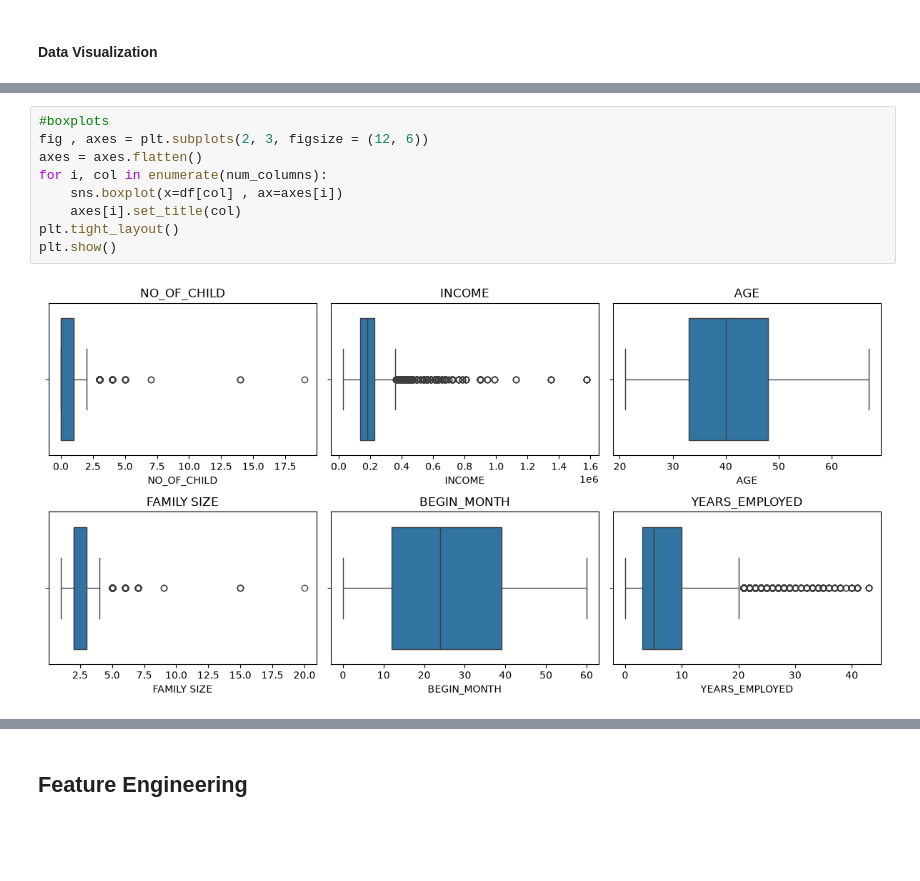
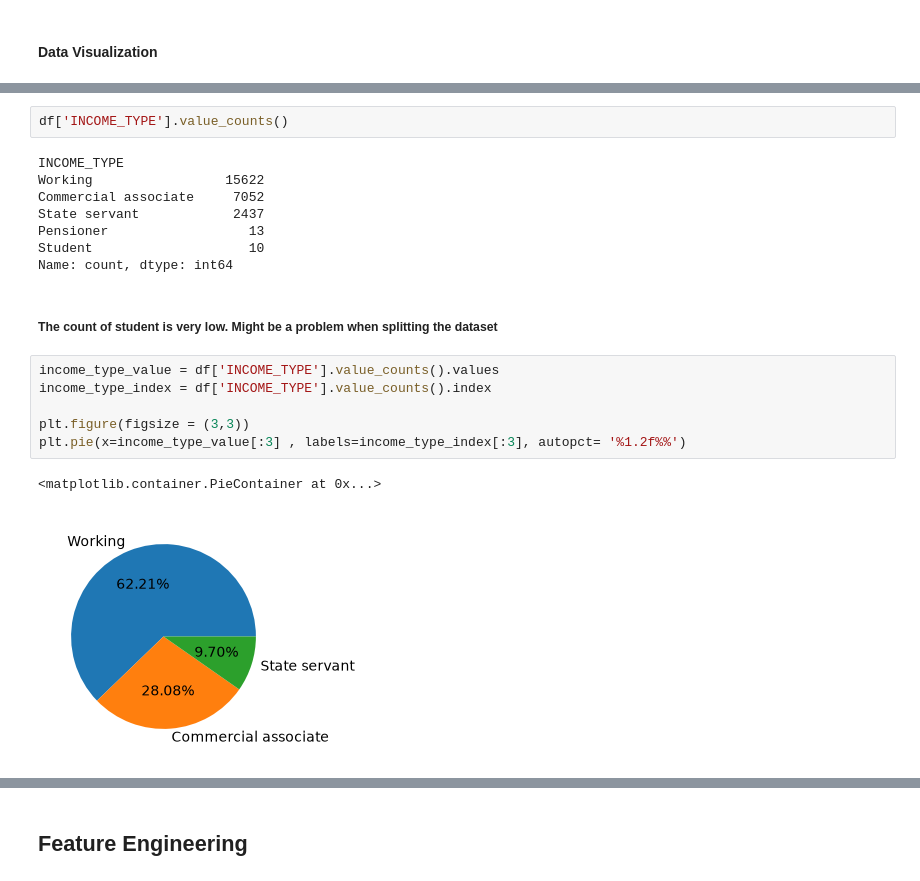
Before and after one commit to namitha9eshan/credit_card_fraud_detection_project, a Jupyter notebook: notebooks/EDA_&_Feature_Engineering.ipynb, the cells around one changed output, grey strips where cells are left out. Cells and saved outputs as stored; diff of their text form; blank space fills up the shorter version.

```diff
--- a/notebooks/EDA_&_Feature_Engineering.ipynb
+++ b/notebooks/EDA_&_Feature_Engineering.ipynb
@@ -115,12 +119,22 @@ plt.show()
+# %%
+df['INCOME_TYPE'].value_counts()
+# %% [output]
+INCOME_TYPE
+Working                 15622
+Commercial associate     7052
+State servant            2437
+Pensioner                  13
+Student                    10
+Name: count, dtype: int64
+# %% [markdown]
+##### The count of student is very low. Might be a problem when splitting the dataset
 # %%
-#boxplots
-fig , axes = plt.subplots(2, 3, figsize = (12, 6))
-axes = axes.flatten()
-for i, col in enumerate(num_columns):
-    sns.boxplot(x=df[col] , ax=axes[i])
-    axes[i].set_title(col)
-plt.tight_layout()
-plt.show()
+income_type_value = df['INCOME_TYPE'].value_counts().values
+income_type_index = df['INCOME_TYPE'].value_counts().index
+
+plt.figure(figsize = (3,3))
+plt.pie(x=income_type_value[:3] , labels=income_type_index[:3], autopct= '%1.2f%%')
 # %% [output]
+<matplotlib.container.PieContainer at 0x...>
-[figure, old version]
+[figure, new version]
 # %%
```
Also changed, not shown: parts of 42 cells of this notebook.
